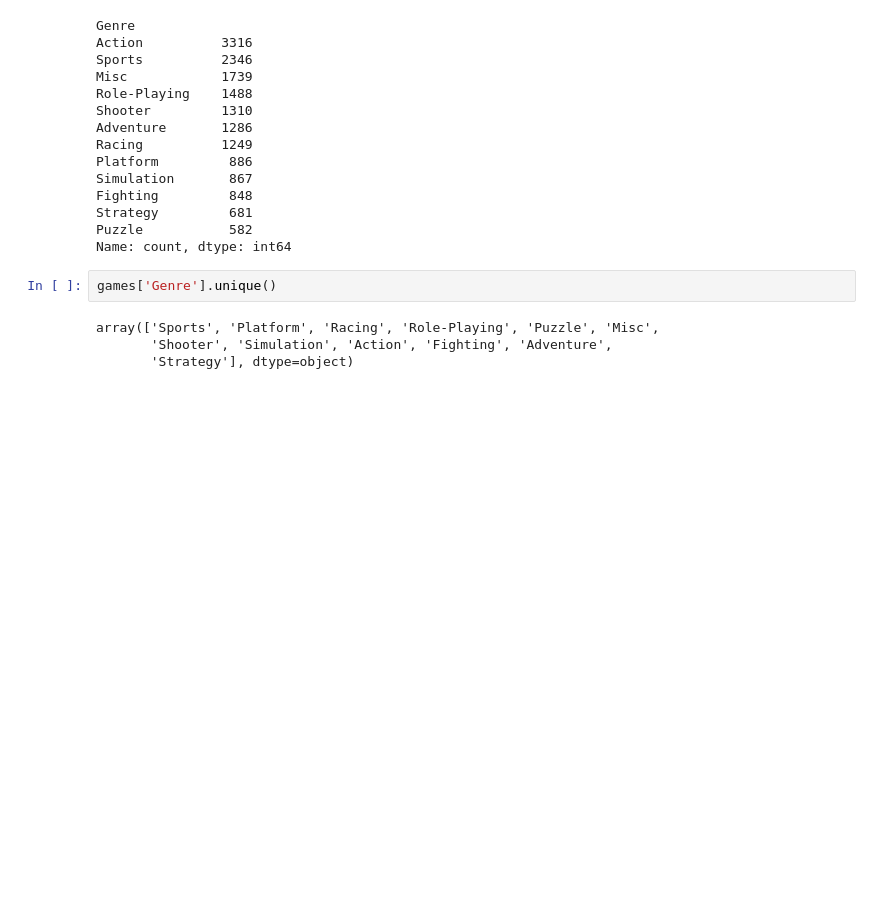
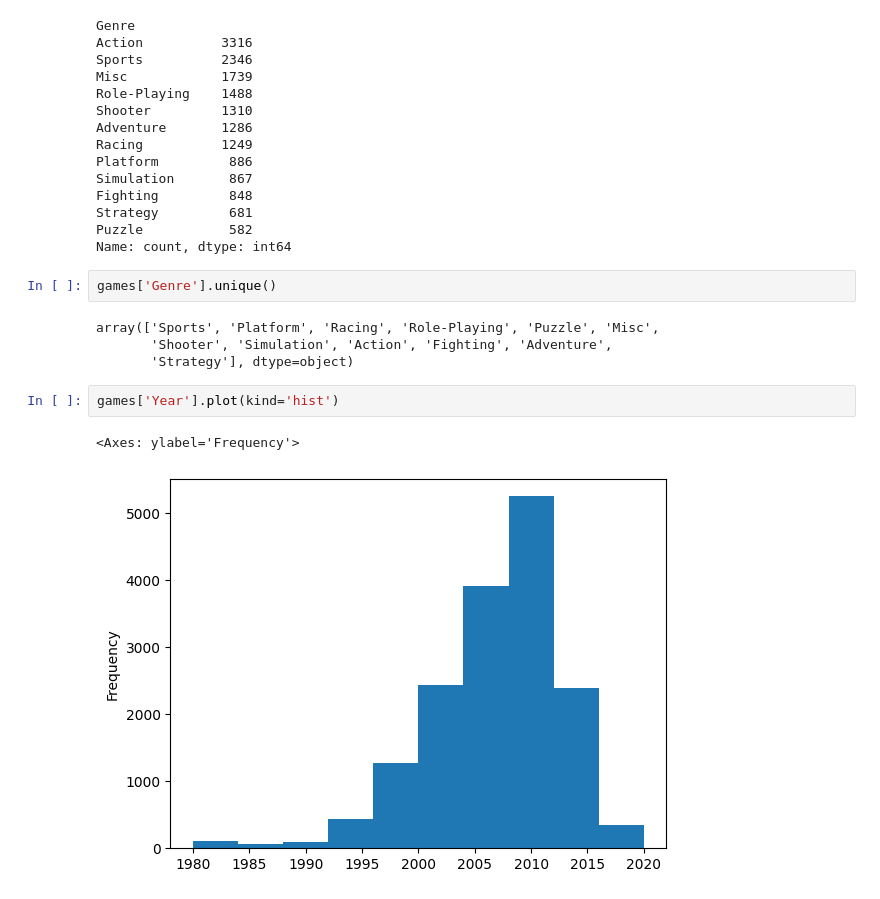
Before and after one commit to NavdeepTU/Data-Analysis, a Jupyter notebook: 02. Data Analysis with Python/02. Pandas/01. intro_to_pandas.ipynb, the cells around one changed output. Cells and saved outputs as stored; diff of their text form; blank space fills up the shorter version.

Commit message:
added histogram and bar code

```diff
--- a/02. Data Analysis with Python/02. Pandas/01. intro_to_pandas.ipynb
+++ b/02. Data Analysis with Python/02. Pandas/01. intro_to_pandas.ipynb
@@ -69,3 +69,8 @@ games['Genre'].unique()
 array(['Sports', 'Platform', 'Racing', 'Role-Playing', 'Puzzle', 'Misc',
        'Shooter', 'Simulation', 'Action', 'Fighting', 'Adventure',
        'Strategy'], dtype=object)
+# %%
+games['Year'].plot(kind='hist')
+# %% [output]
+<Axes: ylabel='Frequency'>
+[figure, added]
```
Also changed, not shown: parts of 1 cell of this notebook.
